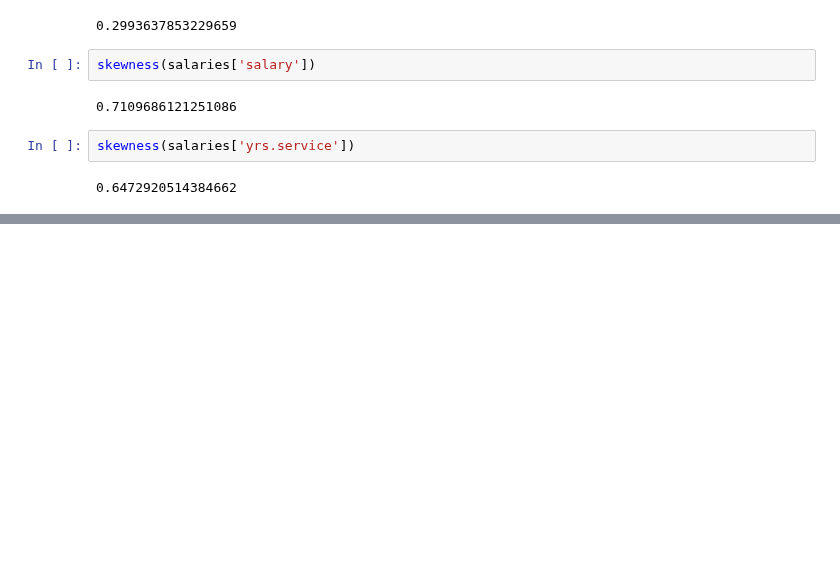
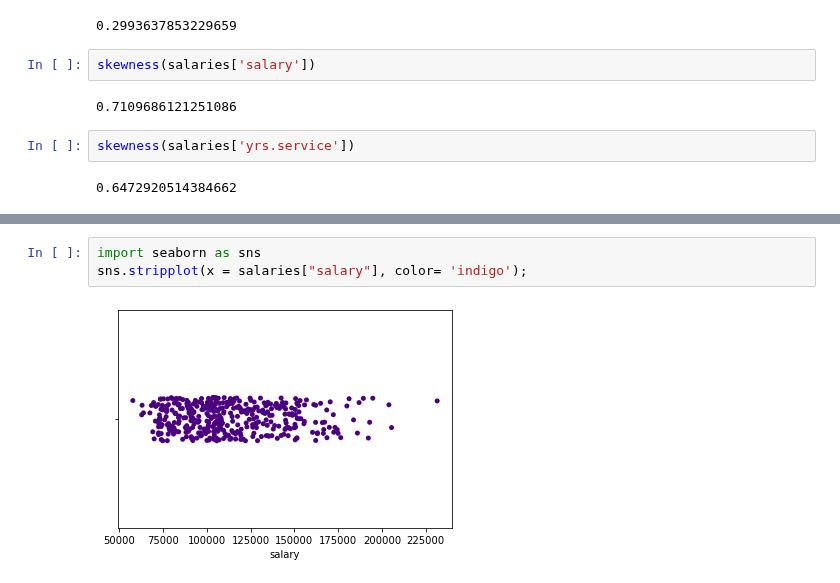
Before and after one commit to Jammal7/Introduction_to_Data_Science, a Jupyter notebook: GAMES/Introduction_to_Univariate_Statistics.ipynb, the cells around one changed output, grey strips where cells are left out. Cells and saved outputs as stored; diff of their text form; blank space fills up the shorter version.

```diff
--- a/GAMES/Introduction_to_Univariate_Statistics.ipynb
+++ b/GAMES/Introduction_to_Univariate_Statistics.ipynb
@@ -284,0 +292,5 @@ plt.ylabel("Frequency");
+# %%
+import seaborn as sns
+sns.stripplot(x = salaries["salary"], color= 'indigo');
+# %% [output]
+[figure, added]
```
Also changed, not shown: parts of 35 cells of this notebook.
